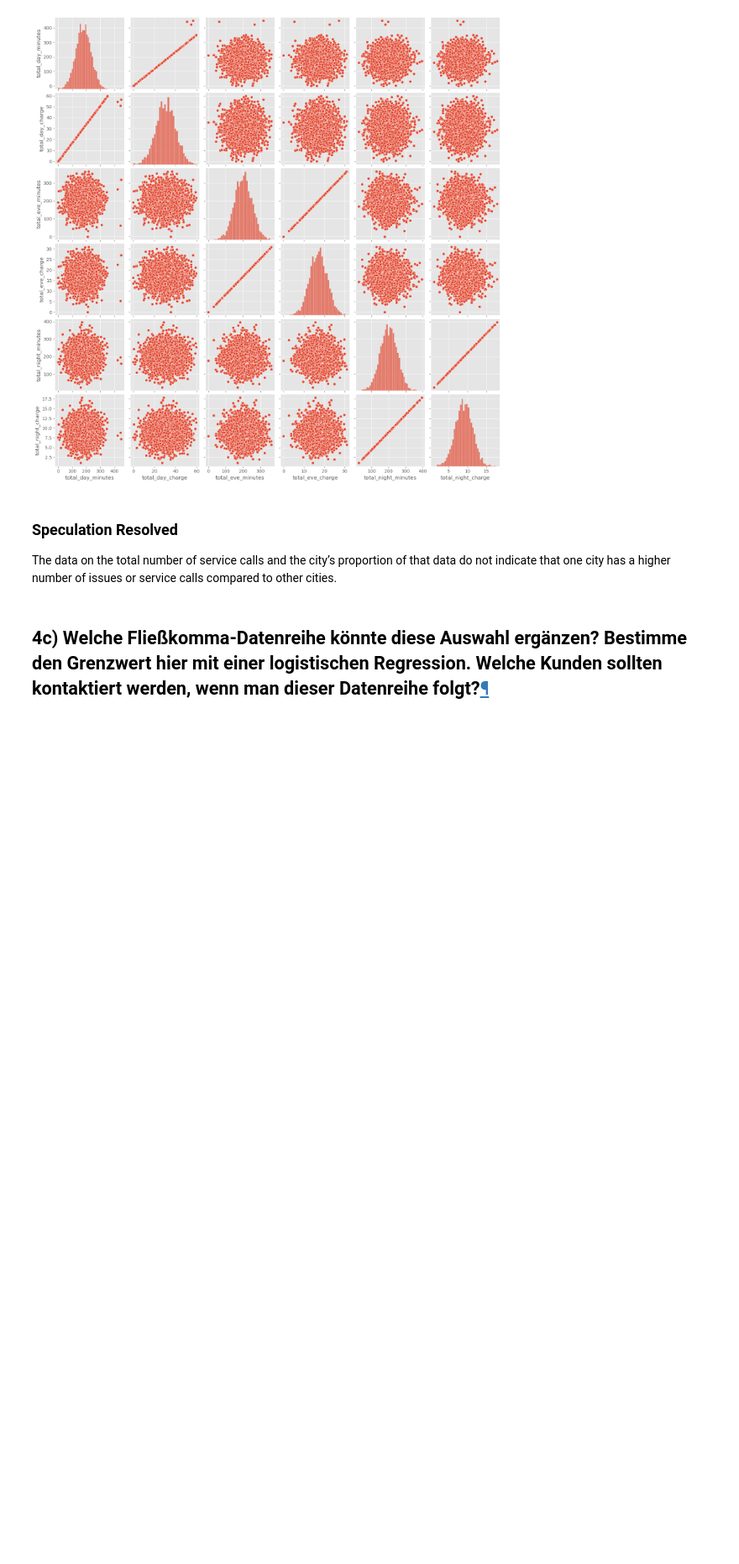
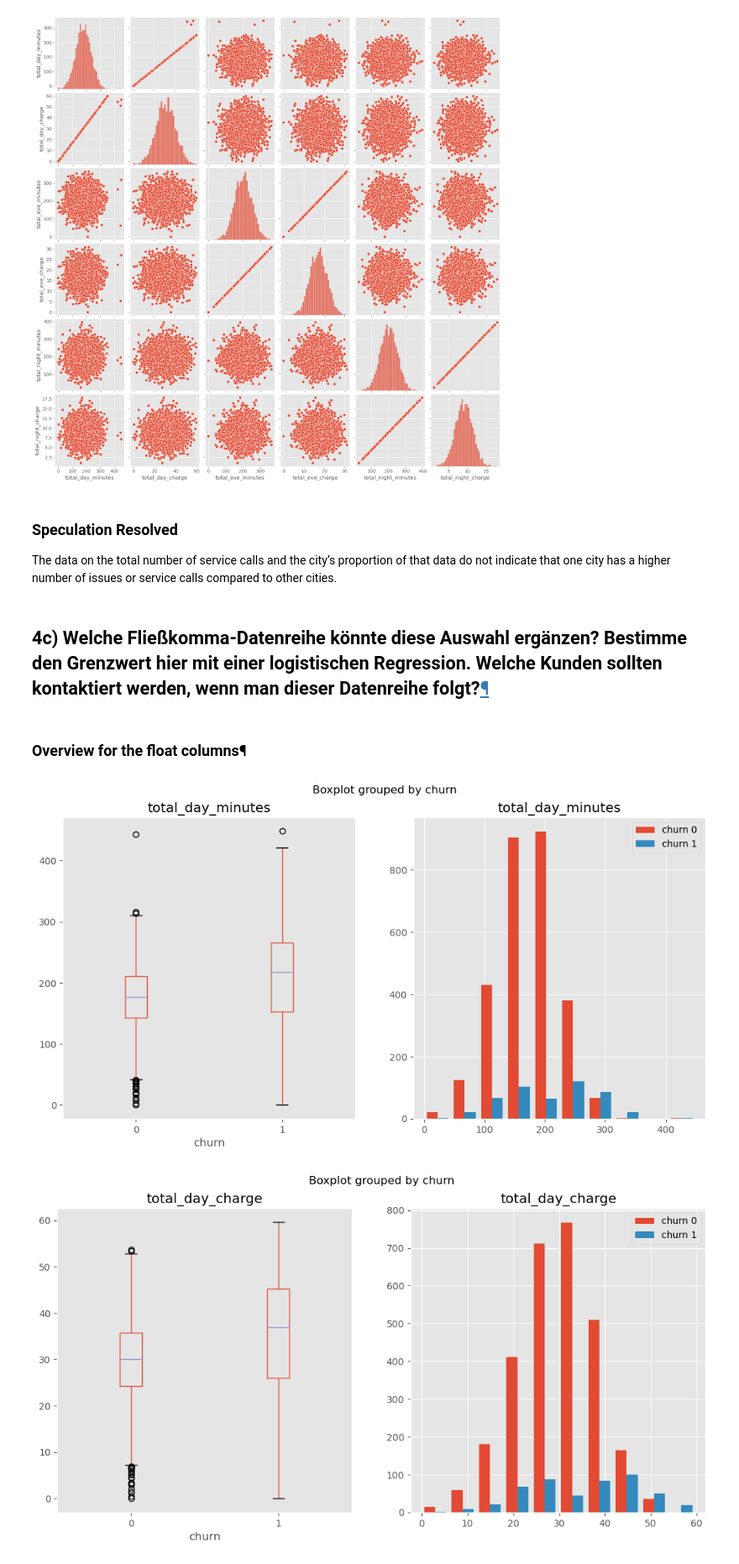
Before and after one commit to Dabbeljuh/Data-Analyst---Analyse-der-Kundenabwanderung, a Jupyter notebook: Analyse_der_Kundenabwanderung.ipynb, the cells around one changed output. Shown at 84% size. Cells and saved outputs as stored; diff of their text form; code cells hidden in the pictures; blank space fills up the shorter version.

```diff
--- a/Analyse_der_Kundenabwanderung.ipynb
+++ b/Analyse_der_Kundenabwanderung.ipynb
@@ -1083,3 +1083,21 @@ sns.pairplot(data=df[float_cols])
 The data on the total number of service calls and the city’s proportion of that data do not indicate that one city has a higher number of issues or service calls compared to other cities.
 # %% [markdown]
 ## <strong>4c)</strong> Welche <strong>Fließkomma</strong>-Datenreihe könnte diese Auswahl ergänzen? Bestimme den <strong>Grenzwert</strong> hier mit einer <strong>logistischen Regression</strong>. Welche Kunden sollten kontaktiert werden, wenn man dieser Datenreihe folgt?<a target="_self" href="#4c)-Welche-Fließkomma-Datenreihe-könnte-diese-Auswahl-ergänzen?-Bestimme-den-Grenzwert-hier-mit-einer-logistischen-Regression.-Welche-Kunden-sollten-kontaktiert-werden,-wenn-man-dieser-Datenreihe-folgt?" class="jp-InternalAnchorLink">¶</a>
+# %% [markdown]
+
+### Overview for the float columns¶
+# %%
+for column in float_cols:
+    fig,ax = plt.subplots(1,2,figsize=(12,6))
+    # boxplots
+    df.boxplot(column=column, by='churn', grid=False, ax=ax[0])
+
+    # grouped histogram
+    grouped_data = [group[column] for _, group in df.groupby('churn')]
+    ax[1].hist(grouped_data, label=df['churn'].unique().tolist())
+    ax[1].set_title(column)
+    ax[1].legend(['churn 0', 'churn 1'])
+    plt.show()
+# %% [output]
+[figure, added]
+[figure, added]
```
Also changed, not shown: parts of 38 cells of this notebook.
